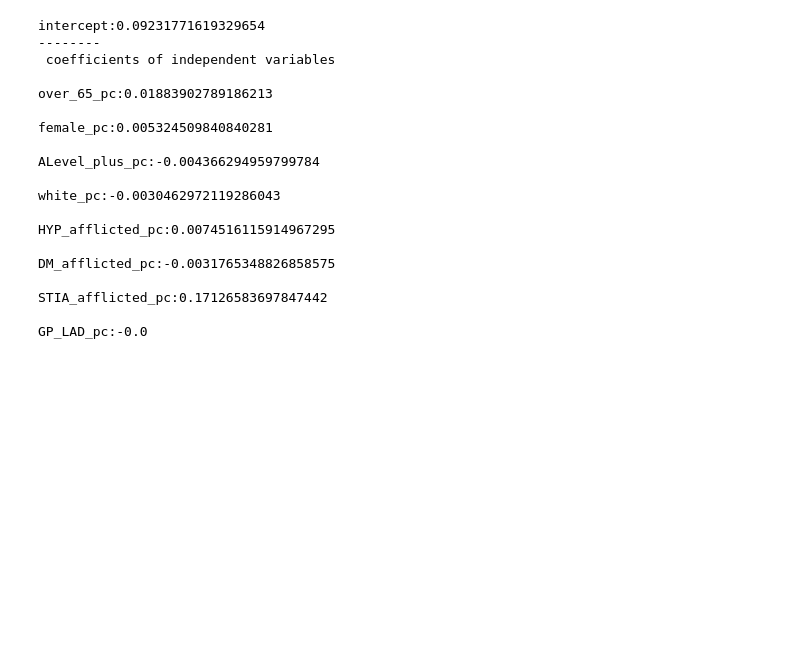
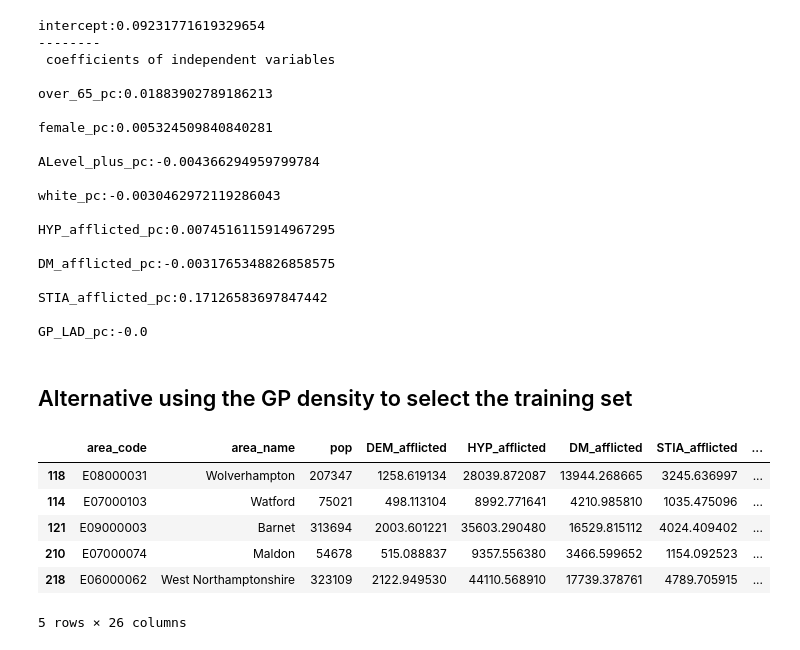
Before and after one commit to Bea-Taylor/DifDem_inequalities, a Jupyter notebook: nbs/core/04b_regression_model_trained_IMD.ipynb, the cells around one changed output. Drawn from its saved outputs; the diff is of its cells as text; code cells hidden in the pictures; blank space fills up the shorter version.

```diff
--- a/nbs/core/04b_regression_model_trained_IMD.ipynb
+++ b/nbs/core/04b_regression_model_trained_IMD.ipynb
@@ -406,3 +415,21 @@ DM_afflicted_pc:-0.0031765348826858575
 STIA_afflicted_pc:0.17126583697847442
 
 GP_LAD_pc:-0.0
+# %% [markdown]
+## Alternative using the GP density to select the training set
+# %%
+# the 50 least deprived LADs according to the IMD
+GP_vals = df_dem_plus['GP_LAD_pc'].values
+
+df_highest_GP_50 = df_dem_plus.iloc[GP_vals.argsort()[-50:]]
+
+# let's check this dataset
+df_highest_GP_50.head()
+# %% [output]
+|  | area_code | area_name | pop | DEM_afflicted | HYP_afflicted | DM_afflicted | STIA_afflicted | ... |
+| 118 | E08000031 | Wolverhampton | 207347 | 1258.619134 | 28039.872087 | 13944.268665 | 3245.636997 | ... |
+| 114 | E07000103 | Watford | 75021 | 498.113104 | 8992.771641 | 4210.985810 | 1035.475096 | ... |
+| 121 | E09000003 | Barnet | 313694 | 2003.601221 | 35603.290480 | 16529.815112 | 4024.409402 | ... |
+| 210 | E07000074 | Maldon | 54678 | 515.088837 | 9357.556380 | 3466.599652 | 1154.092523 | ... |
+| 218 | E06000062 | West Northamptonshire | 323109 | 2122.949530 | 44110.568910 | 17739.378761 | 4789.705915 | ... |
+5 rows × 26 columns
```
Also changed, not shown: parts of 9 cells of this notebook.
